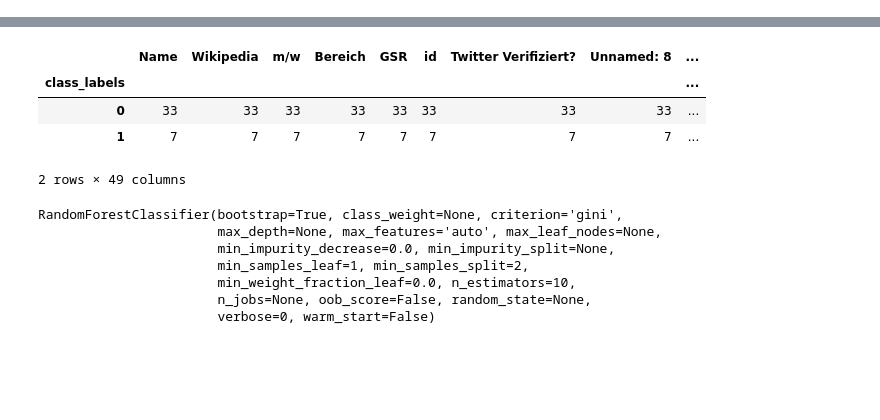
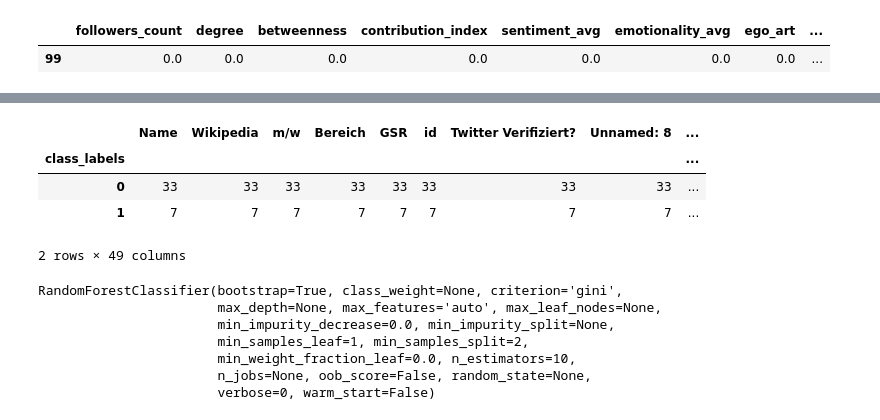
Before and after one commit to icknOrg/COINS_SwissThoughtleaders, a Jupyter notebook: classification.ipynb, the cells around one changed output, grey strips where cells are left out. Drawn from its saved outputs; the diff is of its cells as text; code cells hidden in the pictures; blank space fills up the shorter version.

```diff
--- a/classification.ipynb
+++ b/classification.ipynb
@@ -31,3 +31,8 @@ data_sw
+# %%
+data_sw[data_sw['Name'] == 'Sibylle Berg']
+# %% [output]
+|  | followers_count | degree | betweenness | contribution_index | sentiment_avg | emotionality_avg | ego_art | ... |
+| 99 | 0.0 | 0.0 | 0.0 | 0.0 | 0.0 | 0.0 | 0.0 | ... |
 # %%
 data_de = get_class_original_DE()
 # %%
```
Also changed, not shown: parts of 6 cells of this notebook.
